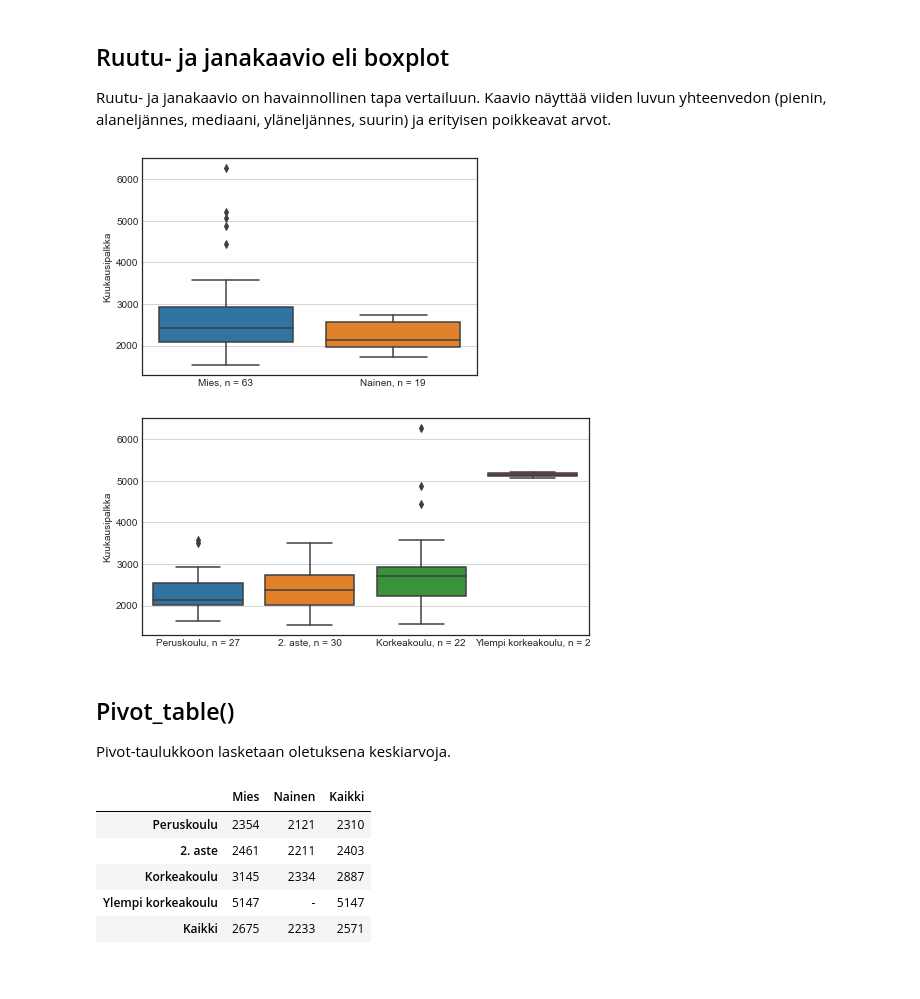
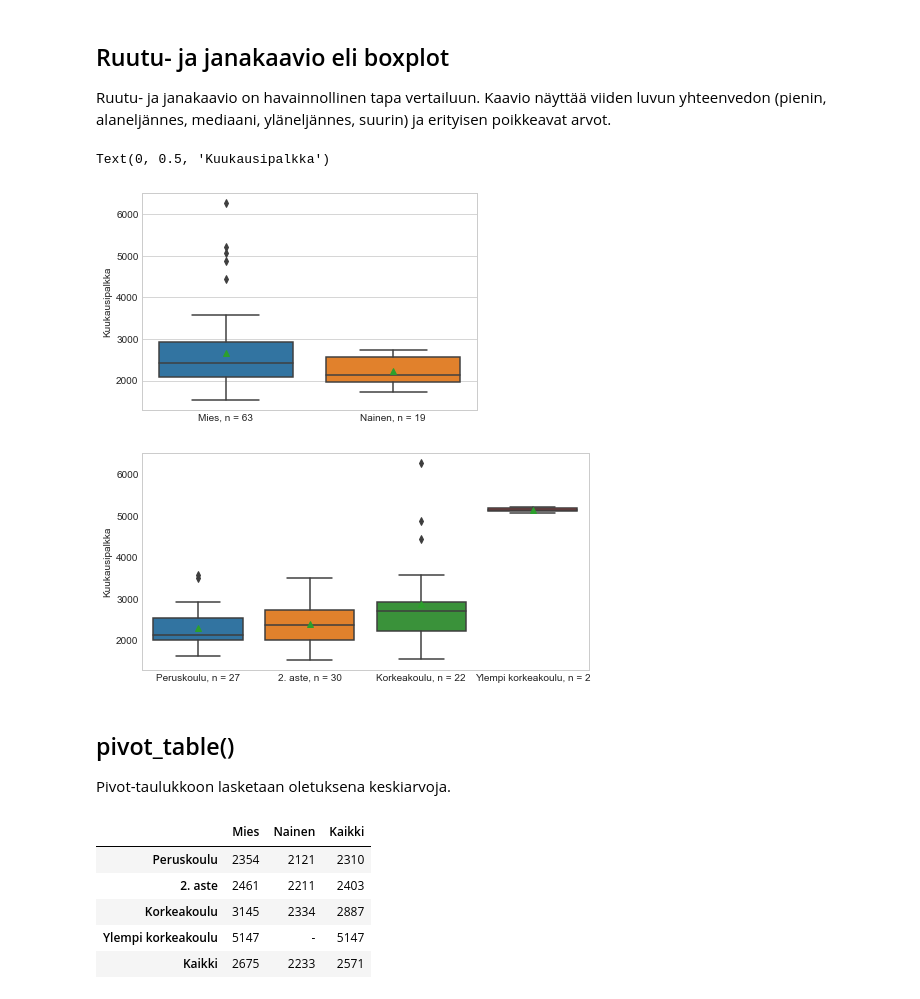
Before and after one commit to taanila/selittava, a Jupyter notebook: tunnuslukujen_vertailu.ipynb, the cells around one changed output. Cells and saved outputs as stored; diff of their text form; code cells hidden in the pictures.

```diff
--- a/tunnuslukujen_vertailu.ipynb
+++ b/tunnuslukujen_vertailu.ipynb
@@ -12,7 +12,10 @@ import pandas as pd
 import matplotlib.pyplot as plt
 import seaborn as sns
 
-plt.style.use('seaborn-white')
+# t-testi ja F-testi merkitsevyyden testaamiseen
+from scipy.stats import ttest_ind, f_oneway
+
+plt.style.use('seaborn-whitegrid')
 # %%
 df = pd.read_excel('http://taanila.fi/data1.xlsx')
 df
@@ -75,7 +79,7 @@ df2.style.format('{:.0f}')
 Ruutu- ja janakaavio on havainnollinen tapa vertailuun. Kaavio näyttää viiden luvun yhteenvedon (pienin, alaneljännes, mediaani, yläneljännes, suurin) ja erityisen poikkeavat arvot.
 # %%
 # Palkan vertailu sukupuolen mukaan ruutu- ja janakaaviona
-sns.boxplot(x='sukup', y='palkka', data=df)
+sns.boxplot(x='sukup', y='palkka', data=df, showmeans=True)
 
 # Naisten ja miesten palkka-arvojen lukumäärät
 n_mies = int(df1.iloc[0, 0])
@@ -83,32 +87,33 @@ n_nainen = int(df1.iloc[1, 0])
 
 # Kategoria-akselin luokkien uudelleen nimeäminen
 plt.xticks(ticks=[0, 1], labels=[f'Mies, n = {n_mies}', f'Nainen, n = {n_nainen}'])
+
 plt.xlabel('')
 plt.ylabel('Kuukausipalkka')
-plt.grid(axis='y')
 # %% [output]
+Text(0, 0.5, 'Kuukausipalkka')
-[figure, old version]
+[figure, new version]
 # %%
 # Palkan vertailu koulutuksen mukaan ruutu- ja janakaaviona
 
 # Pitkiä luokkien nimiöitä varten kasvatan kuvion kokoa
 plt.figure(figsize=(8, 4))
 
-sns.boxplot(x='koulutus', y='palkka', data=df)
+sns.boxplot(x='koulutus', y='palkka', data=df, showmeans=True)
 
 # Pientä kikkailua n-arvojen saamiseksi kaavioon
 n_koulutus = []
 for i in range(4):
     n_koulutus.append(f'{koulutus[i]}, n = {int(df2.iloc[i, 0])}')
 plt.xticks(ticks=[0, 1, 2, 3], labels=n_koulutus)
 
 plt.xlabel('')
 plt.ylabel('Kuukausipalkka')
 plt.grid(axis='y')
 # %% [output]
-[figure, old version]
+[figure, new version]
 # %% [markdown]
-## Pivot_table()
+## pivot_table()
 
 Pivot-taulukkoon lasketaan oletuksena keskiarvoja.
 # %%
```
Also changed, not shown: parts of 4 cells of this notebook.
